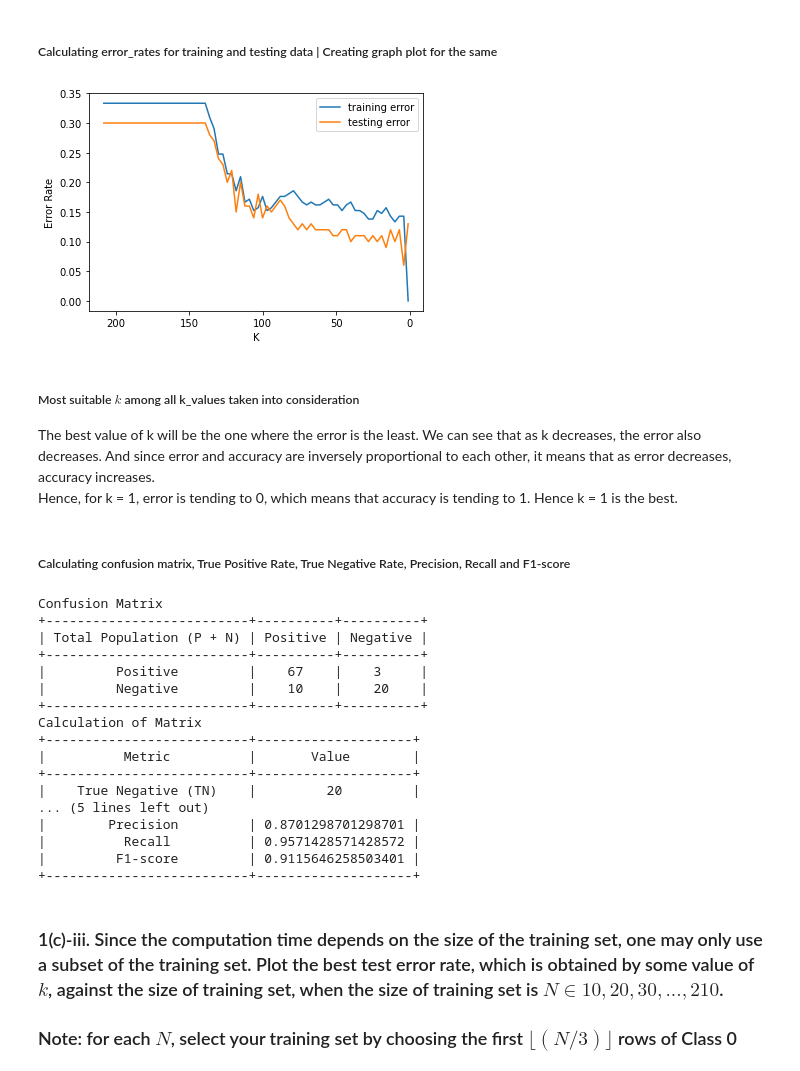
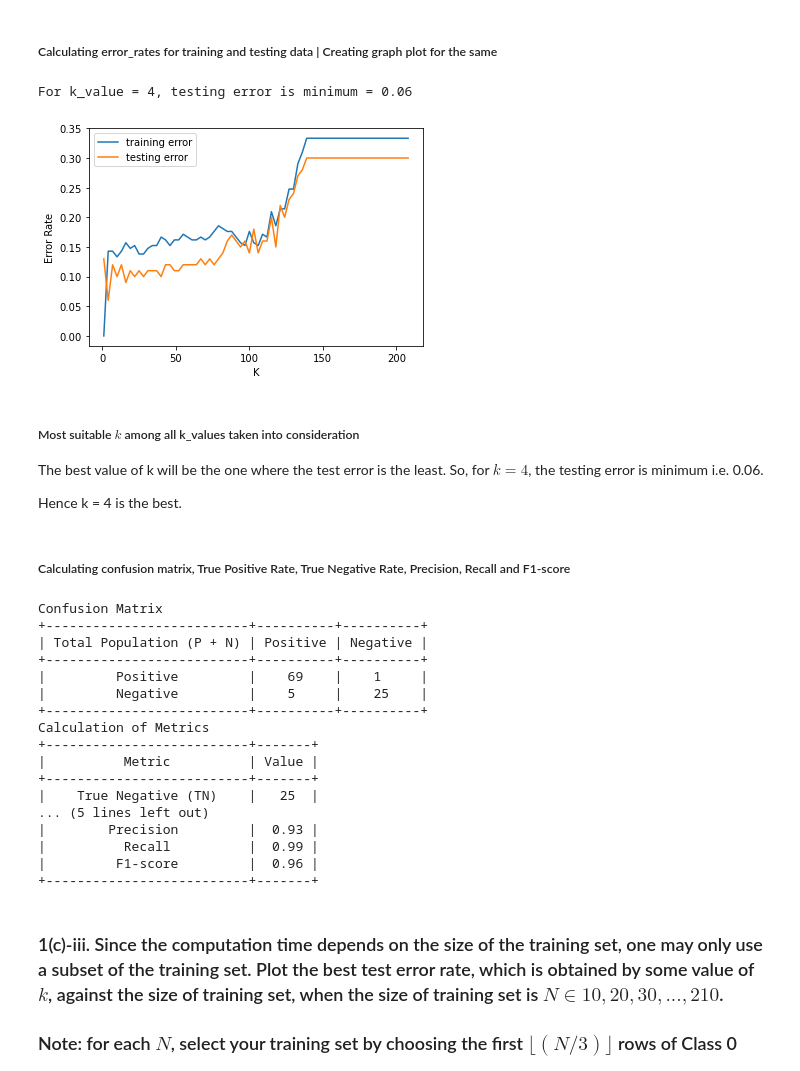
Before and after one commit to meet-2719/DSCI552-MLDS, a Jupyter notebook: hw1/notebook/KNN/Bhardwaj_Ruchit_HW1.ipynb, the cells around one changed output. Drawn from its saved outputs; the diff is of its cells as text; code cells hidden in the pictures.

```diff
--- a/hw1/notebook/KNN/Bhardwaj_Ruchit_HW1.ipynb
+++ b/hw1/notebook/KNN/Bhardwaj_Ruchit_HW1.ipynb
@@ -142,7 +142,8 @@ KNeighborsClassifier(metric='euclidean')
 # %%
 training_error_list = []
 testing_error_list = []
-
+best_k_value = 0
+min_error = float("inf")
 for k in range(208, 0, -3):
     classifier = KNeighborsClassifier(n_neighbors = k, metric='euclidean')
     classifier.fit(training_features, training_labels)
@@ -152,26 +153,33 @@ for k in range(208, 0, -3):
     training_error = 1 - accuracy_score(training_labels, classifier.predict(training_features))
     training_error_list.append(training_error)
     testing_error = 1 - accuracy_score(testing_labels, classifier.predict(testing_features))
+    if testing_error < min_error:
+        min_error = testing_error
+        best_k_value = k
     testing_error_list.append(testing_error)
+
+print(f"For k_value = {best_k_value}, testing error is minimum = {round(min_error, 2)}")
+# %% [output]
+For k_value = 4, testing error is minimum = 0.06
 # %%
 # for all values of k, plotting a graph for error_rate vs k_values using matplotlib
 x = range(208, 0, -3)
 
 plt.plot(x, training_error_list, label="training error")
 plt.plot(x, testing_error_list, label="testing error")
-plt.gca().invert_xaxis()
+# plt.gca().invert_xaxis()
 plt.gca().set_xlabel("K")
 plt.gca().set_ylabel("Error Rate")
 plt.gca().legend()
 plt.show()
 # %% [output]
-[figure, old version]
+[figure, new version]
 # %% [markdown]
 ##### Most suitable $k$ among all k_values taken into consideration
 
-The best value of k will be the one where the error is the least. We can see that as k decreases, the error also decreases. And since error and accuracy are inversely proportional to each other, it means that as error decreases, accuracy increases.
-Hence, for k = 1, error is tending to 0, which means that accuracy is tending to 1.
-Hence k = 1 is the best.
+The best value of k will be the one where the test error is the least. So, for $k = 4$, the testing error is minimum i.e. 0.06.
+
+Hence k = 4 is the best.
 # %% [markdown]
 ##### Calculating confusion matrix, True Positive Rate, True Negative Rate, Precision, Recall and F1-score
 # %%
@@ -182,7 +190,7 @@ def generate_pretty_table(headers, rows):
         temp.add_row(row)
     return temp
 # %%
-classifier_with_k_1 = KNeighborsClassifier(n_neighbors = 1, metric='euclidean')
+classifier_with_k_1 = KNeighborsClassifier(n_neighbors = best_k_value, metric='euclidean')
 classifier_with_k_1.fit(training_features, training_labels)
 predicted_testing_labels = classifier_with_k_1.predict(testing_features)
 confusion = confusion_matrix(testing_labels, predicted_testing_labels)
@@ -201,18 +209,18 @@ print(generate_pretty_table(cm_headers, cm_rows))
 
 isPrettyPrintEnabled = True
 
-print("Calculation of Matrix")
+print("Calculation of Metrics")
 if (isPrettyPrintEnabled):
     metric_headers = ["Metric", "Value"]
     metric_rows = [["True Negative (TN)", tn],
                   ["False Negative (FN)", fn],
                   ["True Positive (TP)", tp],
                   ["False Positive (FP)", fp],
-                  ["True Positive Rate (TPR)", tpr],
-                  ["True Negative Rate (TNR)", tnr],
-                  ["Precision", precision],
-                  ["Recall", recall],
-                  ["F1-score", f1score]]
+                  ["True Positive Rate (TPR)", round(tpr, 2)],
+                  ["True Negative Rate (TNR)", round(tnr, 2)],
+                  ["Precision", round(precision, 2)],
+                  ["Recall", round(recall, 2)],
+                  ["F1-score", round(f1score, 2)]]
     print(generate_pretty_table(metric_headers, metric_rows))
 else:
     new_line = "\n";
@@ -232,19 +240,19 @@ Confusion Matrix
 +--------------------------+----------+----------+
 | Total Population (P + N) | Positive | Negative |
 +--------------------------+----------+----------+
-|         Positive         |    67    |    3     |
-|         Negative         |    10    |    20    |
+|         Positive         |    69    |    1     |
+|         Negative         |    5     |    25    |
 +--------------------------+----------+----------+
-Calculation of Matrix
-+--------------------------+--------------------+
-|          Metric          |       Value        |
-+--------------------------+--------------------+
-|    True Negative (TN)    |         20         |
+Calculation of Metrics
++--------------------------+-------+
+|          Metric          | Value |
++--------------------------+-------+
+|    True Negative (TN)    |   25  |
 ... (5 lines left out)
-|        Precision         | 0.8701298701298701 |
-|          Recall          | 0.9571428571428572 |
-|         F1-score         | 0.9115646258503401 |
-+--------------------------+--------------------+
+|        Precision         |  0.93 |
+|          Recall          |  0.99 |
+|         F1-score         |  0.96 |
++--------------------------+-------+
 # %% [markdown]
 ### 1(c)-iii. Since the computation time depends on the size of the training set, one may only use a subset of the training set. Plot the best test error rate, which is obtained by some value of $k$, against the size of training set, when the size of training set is $N ∈ {10, 20, 30, . . . , 210}$.
 
```
Also changed, not shown: parts of 7 cells of this notebook.
